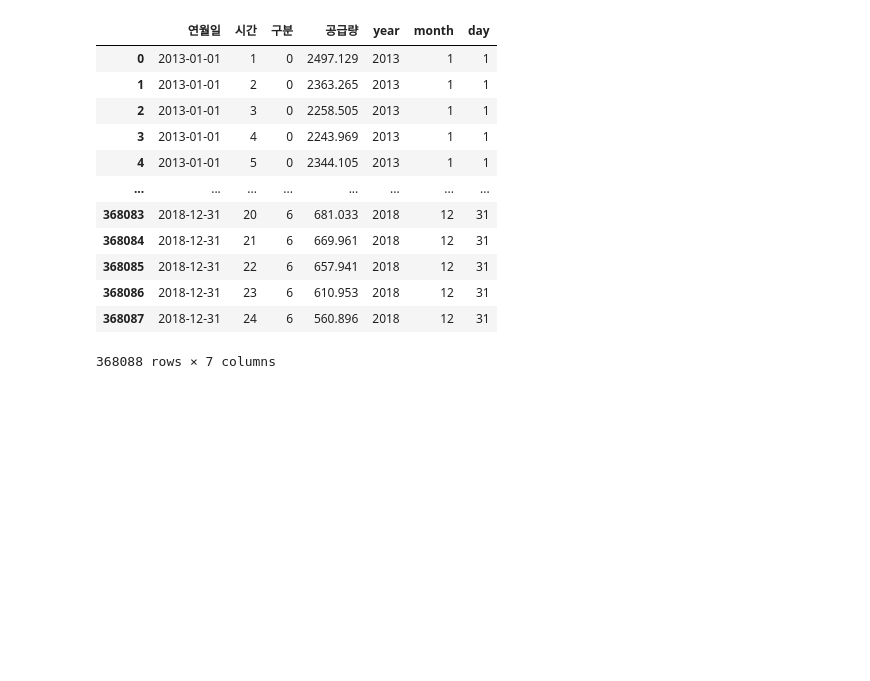
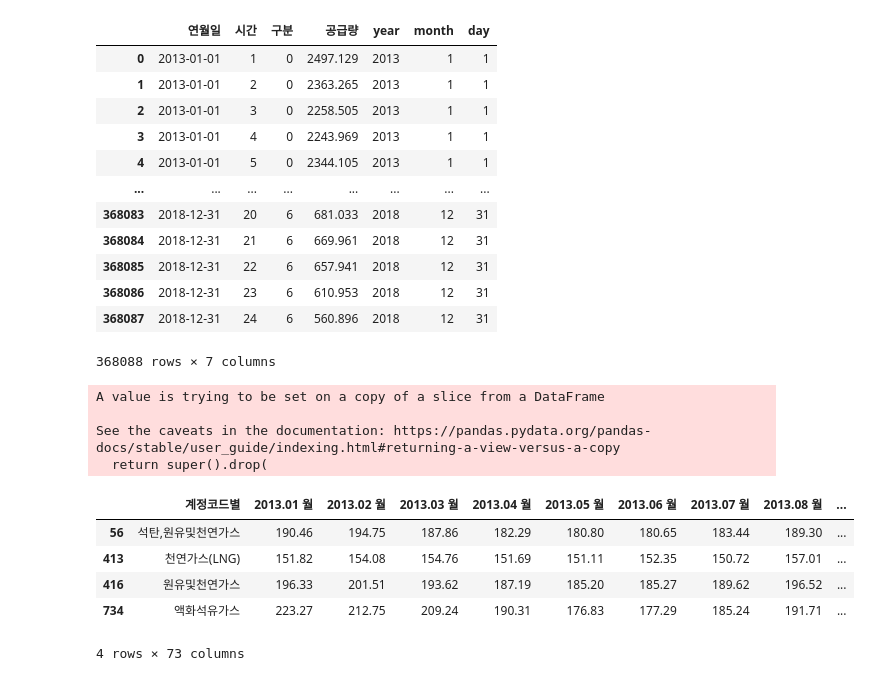
Before and after one commit to heehminh/BDP-Project, a Jupyter notebook: main_전처리.ipynb, the cells around one changed output. Cells and saved outputs as stored; diff of their text form; code cells hidden in the pictures; blank space fills up the shorter version.

```diff
--- a/main_전처리.ipynb
+++ b/main_전처리.ipynb
@@ -20,14 +29,18 @@ for dirname, _, filenames in os.walk('/content/drive/MyDrive/Colab Notebooks/ᄇ
 # %%
-main = pd.read_csv('/content/drive/MyDrive/Colab Notebooks/빅데프/BDP_Project/gas_data/main.csv', encoding = 'cp949')
-temp2013 = pd.read_csv('/content/drive/MyDrive/Colab Notebooks/빅데프/BDP_Project/gas_data/temp2013.csv', encoding = 'cp949')
-temp2014 = pd.read_csv('/content/drive/MyDrive/Colab Notebooks/빅데프/BDP_Project/gas_data/temp2014.csv', encoding = 'cp949')
-temp2015 = pd.read_csv('/content/drive/MyDrive/Colab Notebooks/빅데프/BDP_Project/gas_data/temp2015.csv', encoding = 'cp949')
-temp2016 = pd.read_csv('/content/drive/MyDrive/Colab Notebooks/빅데프/BDP_Project/gas_data/temp2016.csv', encoding = 'cp949')
-temp2017 = pd.read_csv('/content/drive/MyDrive/Colab Notebooks/빅데프/BDP_Project/gas_data/temp2017.csv', encoding ='cp949')
-temp2018 = pd.read_csv('/content/drive/MyDrive/Colab Notebooks/빅데프/BDP_Project/gas_data/temp2018.csv', encoding = 'cp949')
-oil = pd.read_csv('/content/drive/MyDrive/Colab Notebooks/빅데프/BDP_Project/gas_data/oil.csv', encoding = 'cp949')
-production_index = pd.read_csv('/content/drive/MyDrive/Colab Notebooks/빅데프/BDP_Project/gas_data/production_index.csv', encoding = 'cp949')
-electricity = pd.read_csv('/content/drive/MyDrive/Colab Notebooks/빅데프/BDP_Project/gas_data/electricity.csv', encoding = 'cp949')
+temp2013 = pd.read_csv('/content/drive/MyDrive/빅데프/BDP_Project/gas_data/temp2013.csv', encoding = 'cp949')
+temp2014 = pd.read_csv('/content/drive/MyDrive/빅데프/BDP_Project/gas_data/temp2014.csv', encoding = 'cp949')
+temp2015 = pd.read_csv('/content/drive/MyDrive/빅데프/BDP_Project/gas_data/temp2015.csv', encoding = 'cp949')
+temp2016 = pd.read_csv('/content/drive/MyDrive/빅데프/BDP_Project/gas_data/temp2016.csv', encoding = 'cp949')
+temp2017 = pd.read_csv('/content/drive/MyDrive/빅데프/BDP_Project/gas_data/temp2017.csv', encoding ='cp949')
+temp2018 = pd.read_csv('/content/drive/MyDrive/빅데프/BDP_Project/gas_data/temp2018.csv', encoding = 'cp949')
+oil = pd.read_csv('/content/drive/MyDrive/빅데프/BDP_Project/gas_data/oil.csv', encoding = 'cp949')
+electricity = pd.read_csv('/content/drive/MyDrive/빅데프/BDP_Project/gas_data/electricity.csv', encoding = 'cp949')
+introduction = pd.read_csv('/content/drive/MyDrive/빅데프/BDP_Project/gas_data/introduction.csv', encoding = 'utf8')
+supply_index = pd.read_csv('/content/drive/MyDrive/빅데프/BDP_Project/gas_data/supply_index.csv', encoding = 'cp949')
+demand_index = pd.read_csv('/content/drive/MyDrive/빅데프/BDP_Project/gas_data/demand_index.csv', encoding = 'cp949')
+import_index = pd.read_csv('/content/drive/MyDrive/빅데프/BDP_Project/gas_data/import_index.csv', encoding = 'cp949')
+lng = pd.read_csv('/content/drive/MyDrive/빅데프/BDP_Project/gas_data/lng.csv', encoding = 'cp949')
+main = pd.read_csv('/content/drive/MyDrive/빅데프/BDP_Project/gas_data/main.csv', encoding = 'cp949')
 # %%
 main['구분'].unique()
 # %% [output]
@@ -127,3 +140,26 @@ main
 | 368086 | 2018-12-31 | 23 | 6 | 610.953 | 2018 | 12 | 31 |
 | 368087 | 2018-12-31 | 24 | 6 | 560.896 | 2018 | 12 | 31 |
 368088 rows × 7 columns
+# %%
+#  '가스'가 포함된 행 추출
+import_index = import_index[import_index['계정코드별'].str.contains('가스', na = False)]
+# %%
+import_index.drop(['Unnamed: 76','단위','항목'], axis=1, inplace=True)
+# %% [output]
+A value is trying to be set on a copy of a slice from a DataFrame
+
+See the caveats in the documentation: https://pandas.pydata.org/pandas-docs/stable/user_guide/indexing.html#returning-a-view-versus-a-copy
+  return super().drop(
+# %%
+# 달러기준만 추출
+import_index = import_index[import_index['통화계약구분코드별'].str.contains('달러기준', na = False)]
+# %%
+import_index.drop(['통화계약구분코드별'], axis=1, inplace=True)
+import_index.head()
+# %% [output]
+|  | 계정코드별 | 2013.01 월 | 2013.02 월 | 2013.03 월 | 2013.04 월 | 2013.05 월 | 2013.06 월 | 2013.07 월 | 2013.08 월 | ... |
+| 56 | 석탄,원유및천연가스 | 190.46 | 194.75 | 187.86 | 182.29 | 180.80 | 180.65 | 183.44 | 189.30 | ... |
+| 413 | 천연가스(LNG) | 151.82 | 154.08 | 154.76 | 151.69 | 151.11 | 152.35 | 150.72 | 157.01 | ... |
+| 416 | 원유및천연가스 | 196.33 | 201.51 | 193.62 | 187.19 | 185.20 | 185.27 | 189.62 | 196.52 | ... |
+| 734 | 액화석유가스 | 223.27 | 212.75 | 209.24 | 190.31 | 176.83 | 177.29 | 185.24 | 191.71 | ... |
+4 rows × 73 columns
```
Also changed, not shown: parts of 10 cells of this notebook.
